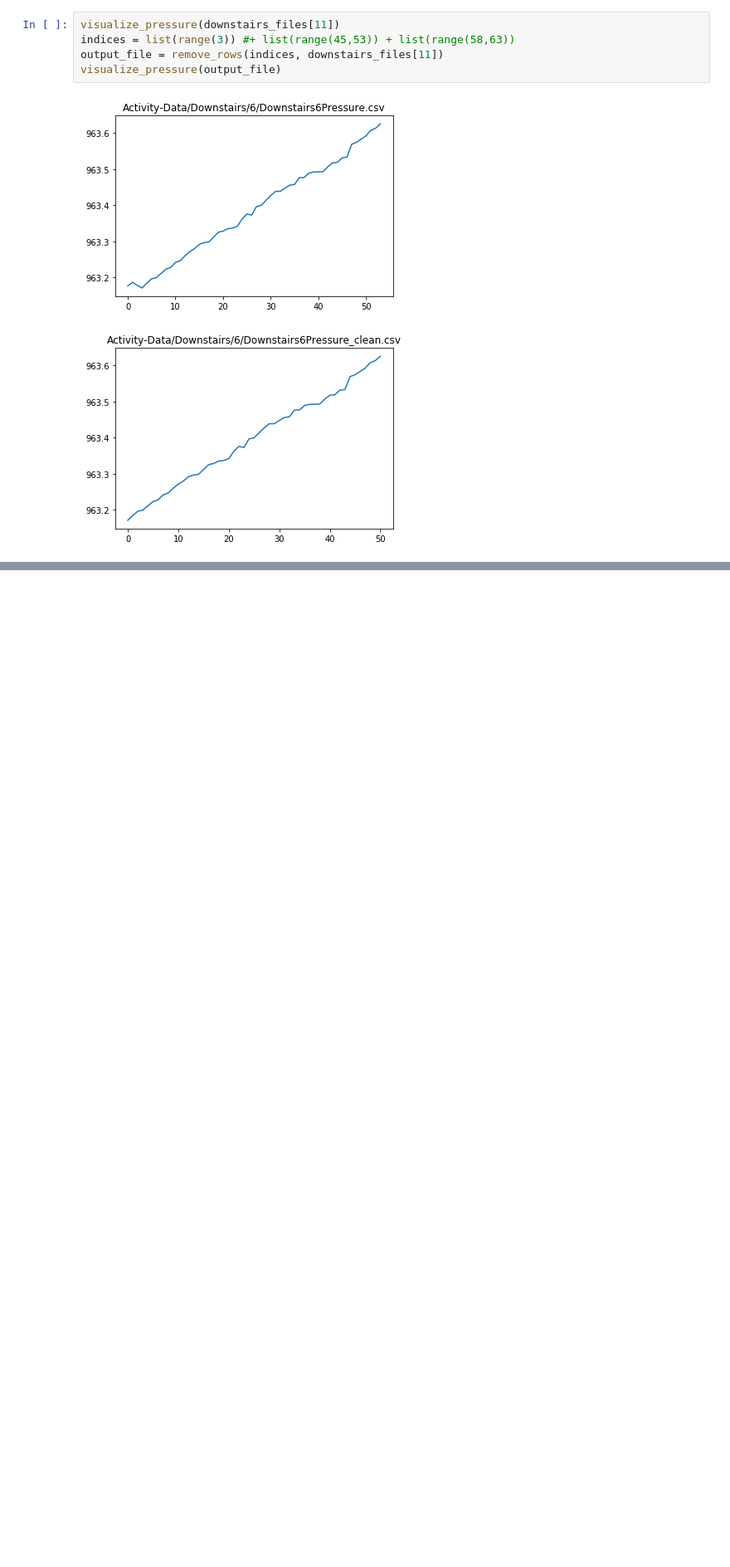
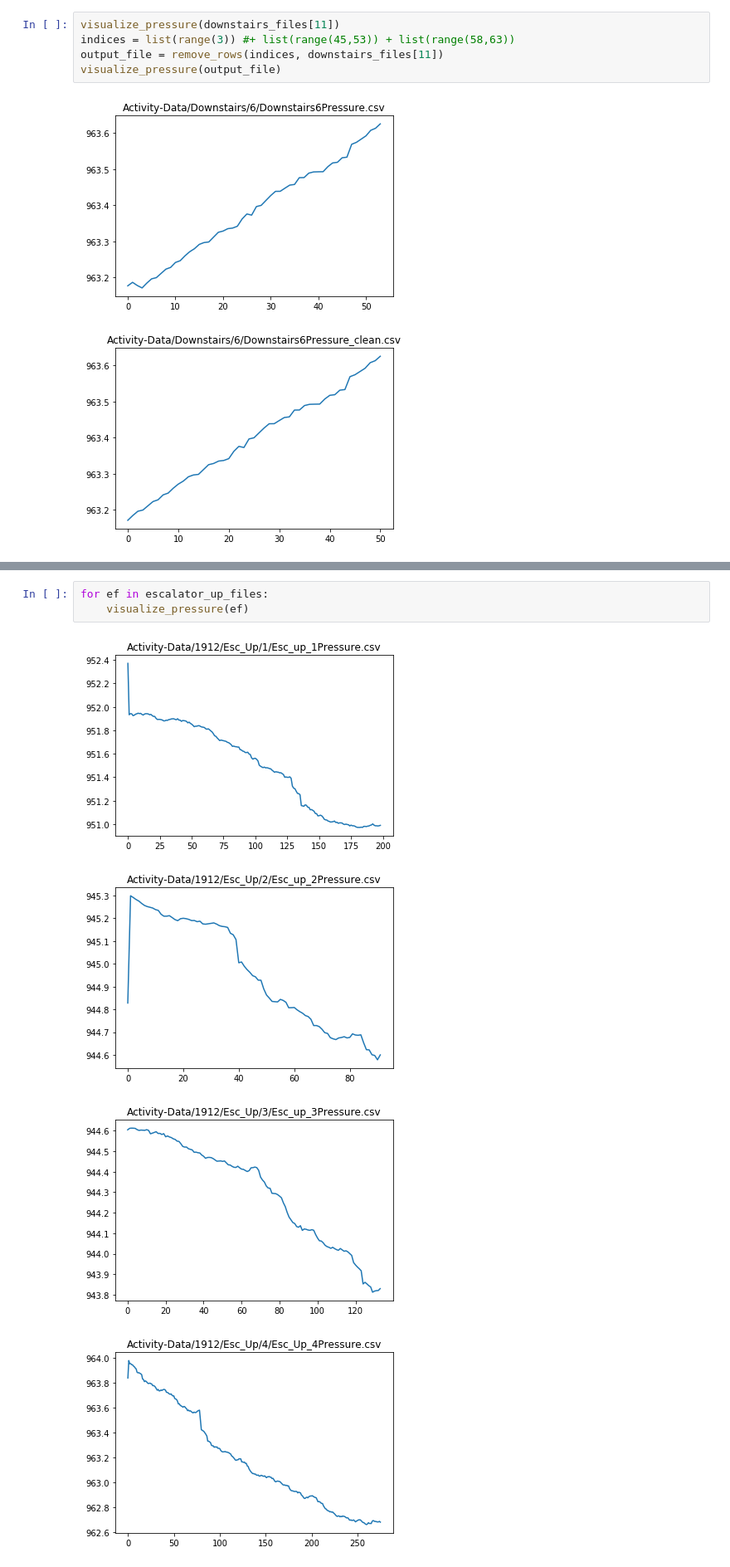
Before and after one commit to nithishr/activity_recognition, a Jupyter notebook: Visualize_Clean_Pressure_Data.ipynb, the cells around one changed output, grey strips where cells are left out. Shown at 83% size. Cells and saved outputs as stored; diff of their text form; blank space fills up the shorter version.

```diff
--- a/Visualize_Clean_Pressure_Data.ipynb
+++ b/Visualize_Clean_Pressure_Data.ipynb
@@ -404,0 +414,8 @@ visualize_pressure(output_file)
+# %%
+for ef in escalator_up_files:
+    visualize_pressure(ef)
+# %% [output]
+[figure, added]
+[figure, added]
+[figure, added]
+[figure, added]
```
Also changed, not shown: parts of 20 cells of this notebook.
